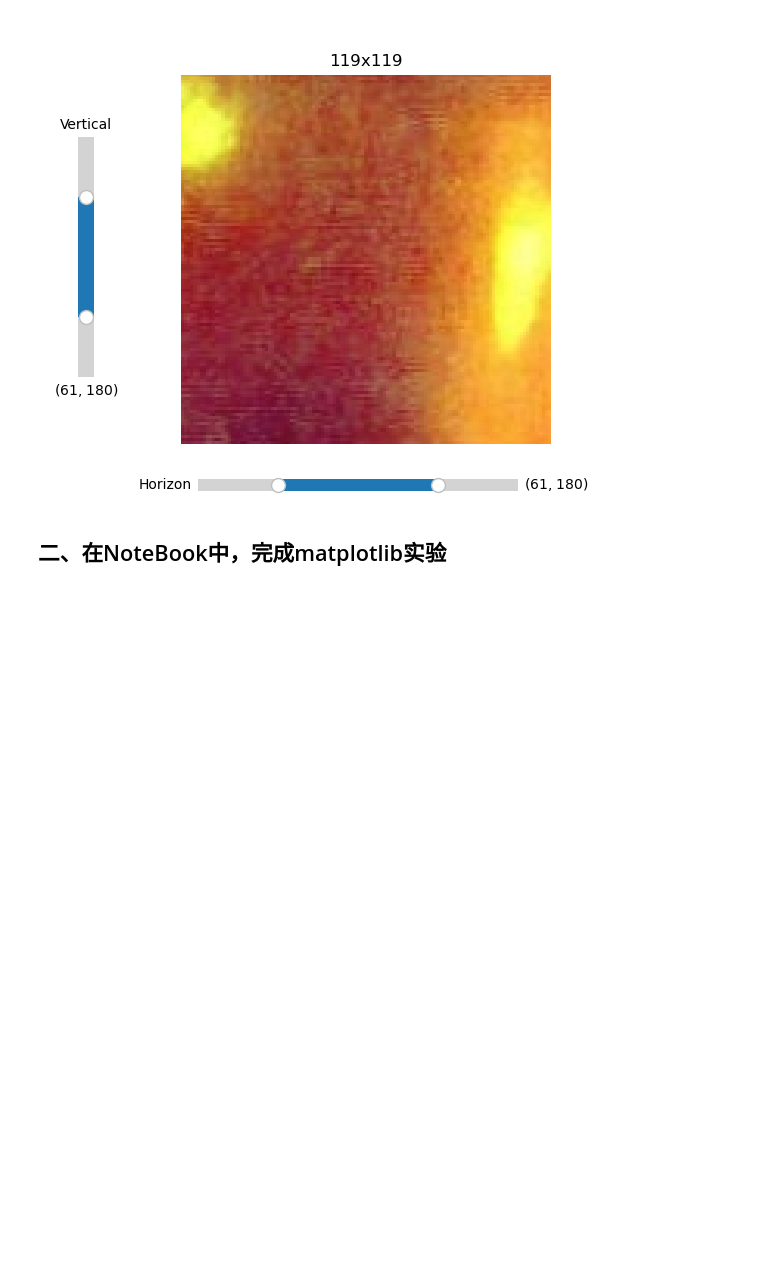
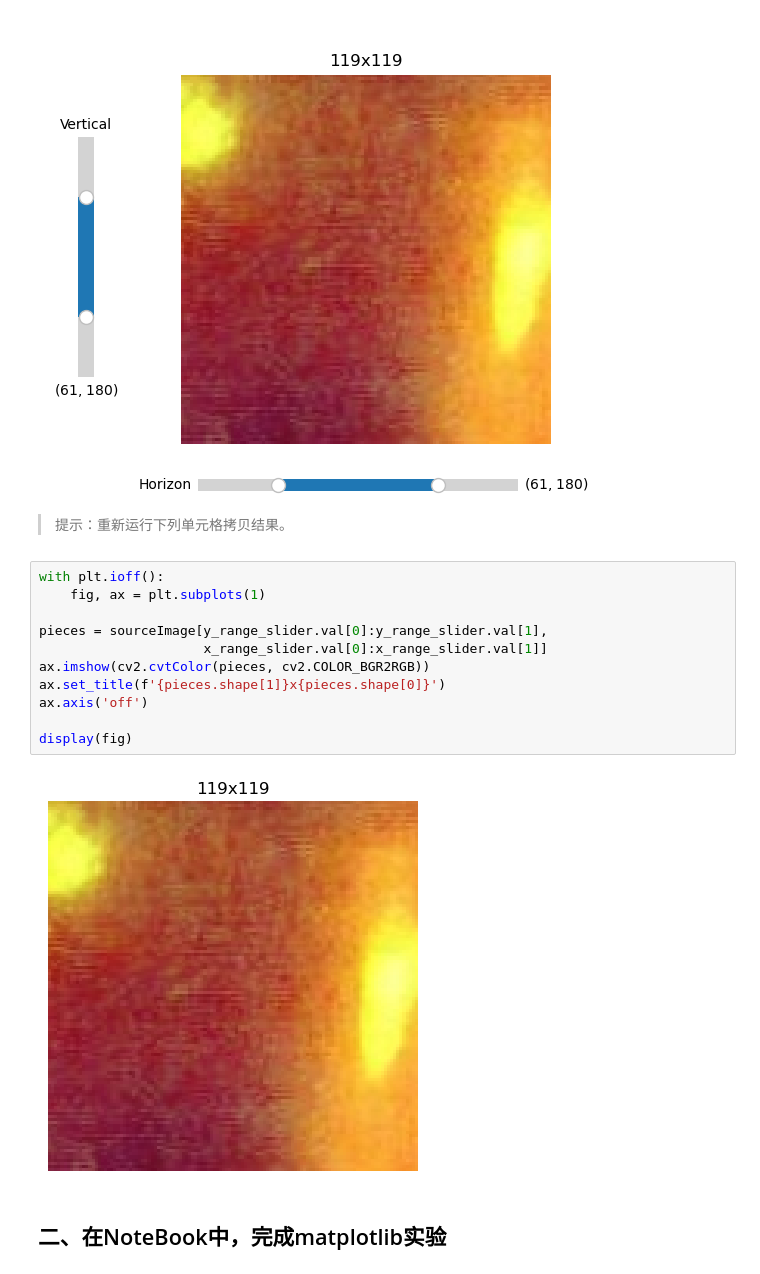
Before and after one commit to gaobobo/opencv-pytorch_MachineVision, a Jupyter notebook: 1_ExerciseBasic/1_ExerciseBasic.ipynb, the cells around one changed output. Drawn from its saved outputs; the diff is of its cells as text; blank space fills up the shorter version.

```diff
--- a/1_ExerciseBasic/1_ExerciseBasic.ipynb
+++ b/1_ExerciseBasic/1_ExerciseBasic.ipynb
@@ -91,6 +91,21 @@ update(None)
 plt.show()
 # %% [output]
 [figure]
+# %% [markdown]
+> 提示：重新运行下列单元格拷贝结果。
+# %%
+with plt.ioff():
+    fig, ax = plt.subplots(1)
+
+pieces = sourceImage[y_range_slider.val[0]:y_range_slider.val[1],
+                     x_range_slider.val[0]:x_range_slider.val[1]]
+ax.imshow(cv2.cvtColor(pieces, cv2.COLOR_BGR2RGB))
+ax.set_title(f'{pieces.shape[1]}x{pieces.shape[0]}')
+ax.axis('off')
+
+display(fig)
+# %% [output]
+[figure, added]
 # %% [markdown]
 ## 二、在NoteBook中，完成matplotlib实验
 # %% [markdown]
```
